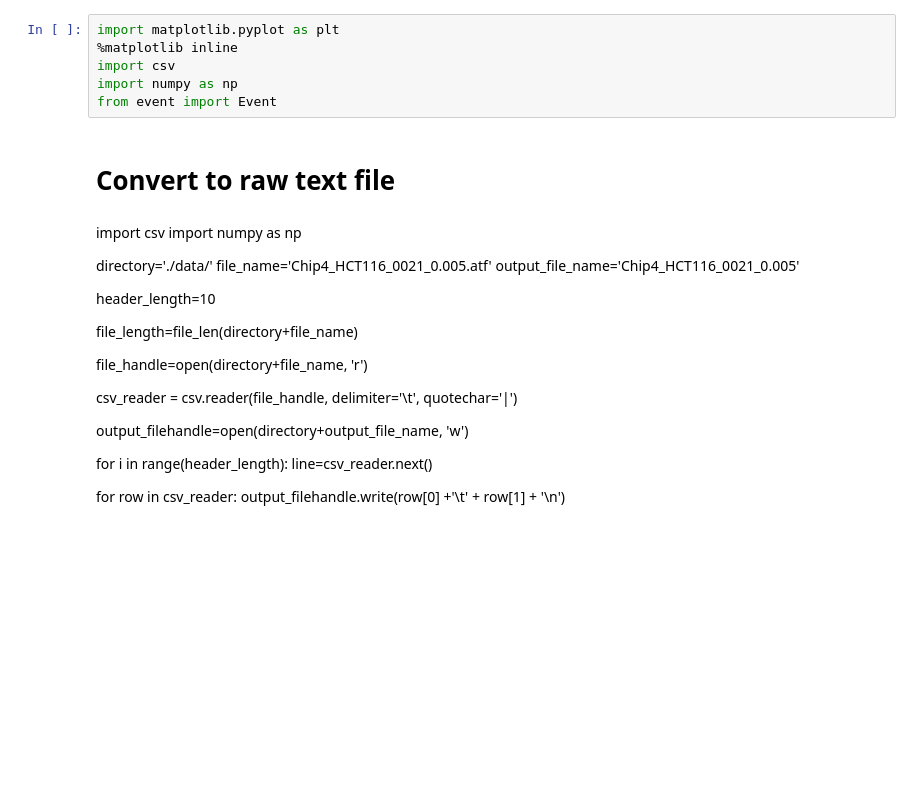
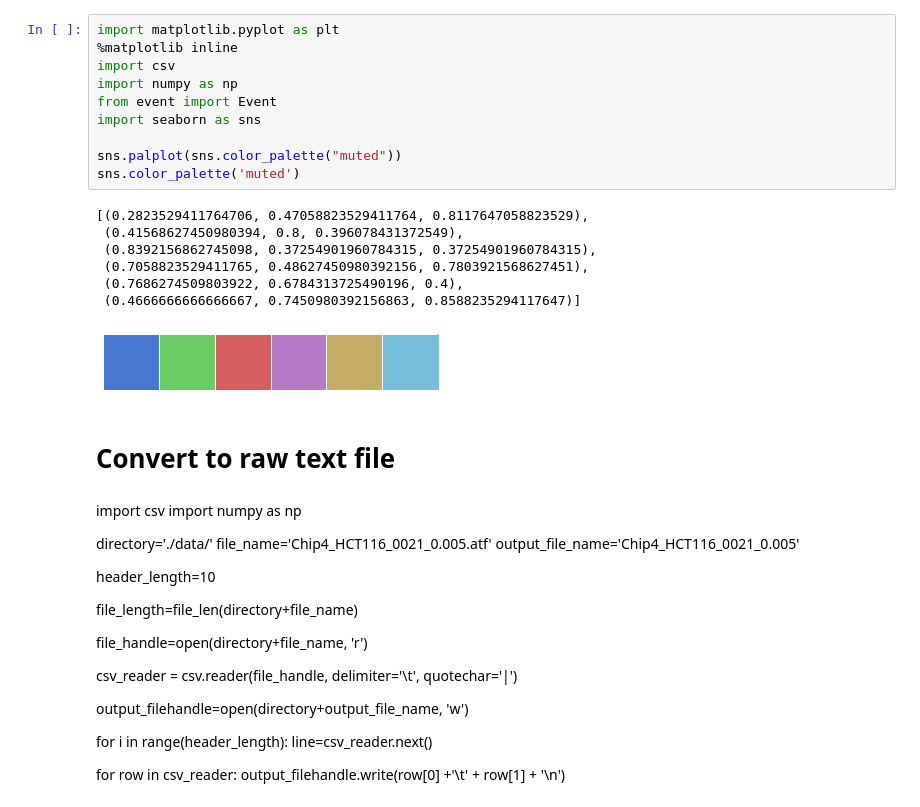
Before and after one commit to tphinkle/pore_stats, a Jupyter notebook: pore_stats.ipynb, the cells around one changed output. Saved outputs shown, nothing was run; the diff lists cells and outputs as text; blank space fills up the shorter version.

Commit message:
updated readme, added figures

```diff
--- a/pore_stats.ipynb
+++ b/pore_stats.ipynb
@@ -1,9 +1,21 @@
 # %%
 import matplotlib.pyplot as plt
 %matplotlib inline
 import csv
 import numpy as np
 from event import Event
+import seaborn as sns
+
+sns.palplot(sns.color_palette("muted"))
+sns.color_palette('muted')
+# %% [output]
+[(0.2823529411764706, 0.47058823529411764, 0.8117647058823529),
+ (0.41568627450980394, 0.8, 0.396078431372549),
+ (0.8392156862745098, 0.37254901960784315, 0.37254901960784315),
+ (0.7058823529411765, 0.48627450980392156, 0.7803921568627451),
+ (0.7686274509803922, 0.6784313725490196, 0.4),
+ (0.4666666666666667, 0.7450980392156863, 0.8588235294117647)]
+[figure, added]
 # %% [markdown]
 # Convert to raw text file
 # %% [markdown]
```
Also changed, not shown: parts of 2 cells of this notebook, 8 other files.
